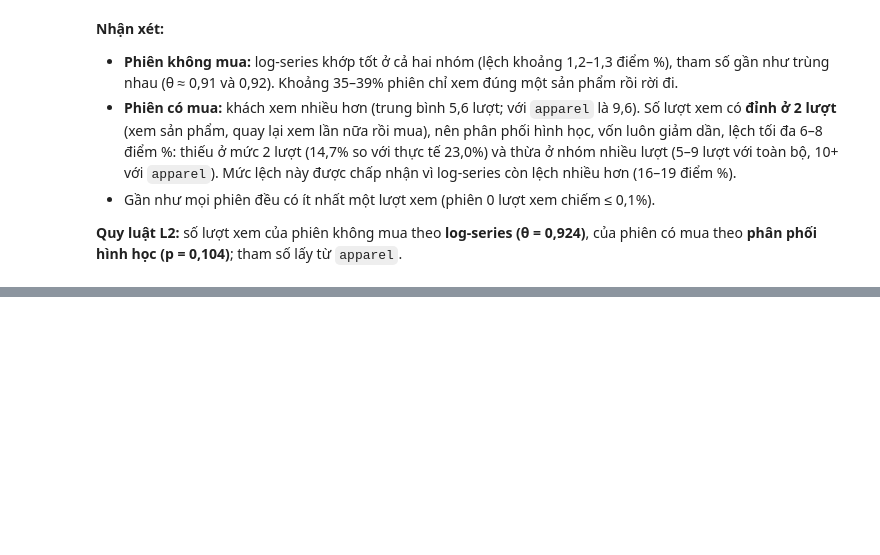
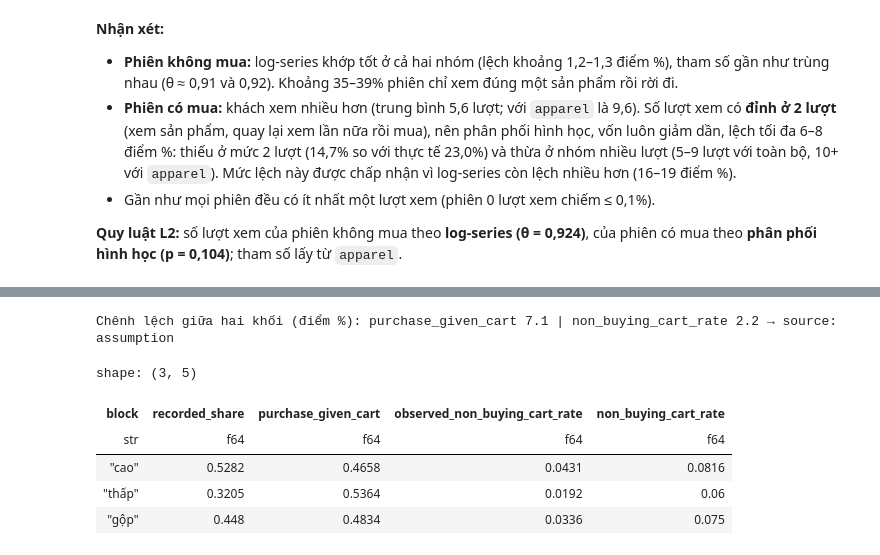
Before and after one commit to DanhTrannn/dk-ecommerce-data-platform, a Jupyter notebook: generator/notebooks/browsing_behavior_eda.ipynb, the cells around one changed output, grey strips where cells are left out. Drawn from its saved outputs; the diff is of its cells as text; code cells hidden in the pictures; blank space fills up the shorter version.

```diff
--- a/generator/notebooks/browsing_behavior_eda.ipynb
+++ b/generator/notebooks/browsing_behavior_eda.ipynb
@@ -296,0 +307,43 @@ assert l2_check["max_error_pp"].max() < 10
+# %%
+session_block = sessions.with_columns(day=pl.col("start").dt.date()).join(day_block, on="day").select("session", "block", "buying", "carts")
+pairs = (
+    events.filter(pl.col("event_type").is_in(["cart", "purchase"]))
+    .group_by("session", "product_id")
+    .agg(has_cart=(pl.col("event_type") == "cart").any(), has_purchase=(pl.col("event_type") == "purchase").any())
+    .join(session_block.select("session", "block"), on="session")
+)
+
+
+def funnel_row(pair_frame, session_frame, label):
+    recorded = pair_frame.filter(pl.col("has_purchase"))["has_cart"].mean()
+    purchase_given_cart = pair_frame.filter(pl.col("has_cart"))["has_purchase"].mean()
+    observed_cart_rate = (session_frame.filter(~pl.col("buying"))["carts"] > 0).mean()
+    return {"block": label, "recorded_share": recorded, "purchase_given_cart": purchase_given_cart,
+            "observed_non_buying_cart_rate": observed_cart_rate,
+            "non_buying_cart_rate": min(1.0, observed_cart_rate / recorded)}
+
+
+rows = [funnel_row(pairs.filter(pl.col("block") == b), session_block.filter(pl.col("block") == b), b) for b in ("cao", "thấp")]
+rows.append(funnel_row(pairs, session_block, "gộp"))
+funnel_table = pl.DataFrame(rows)
+funnel_by_block = funnel_table.select("block", "recorded_share", "purchase_given_cart", "non_buying_cart_rate")
+block_gap_pp = (
+    funnel_by_block.filter(pl.col("block") != "gộp").select(pl.exclude("block", "recorded_share")).to_numpy()
+)
+block_gap_pp = np.abs(block_gap_pp[0] - block_gap_pp[1]) * 100
+funnel_source = "assumption" if (block_gap_pp > 5).any() else "transfer"
+funnel_reason = (
+    None if funnel_source == "transfer"
+    else f"hai khối ngày lệch {block_gap_pp.max():.1f} điểm % (> 5): hiệu chỉnh không ổn định"
+)
+print("Chênh lệch giữa hai khối (điểm %): purchase_given_cart", round(block_gap_pp[0], 1),
+      "| non_buying_cart_rate", round(block_gap_pp[1], 1), "→ source:", funnel_source)
+funnel_table.with_columns(pl.exclude("block").round(4))
+# %% [output]
+Chênh lệch giữa hai khối (điểm %): purchase_given_cart 7.1 | non_buying_cart_rate 2.2 → source: assumption
+shape: (3, 5)
+| block | recorded_share | purchase_given_cart | observed_non_buying_cart_rate | non_buying_cart_rate |
+| str | f64 | f64 | f64 | f64 |
+| "cao" | 0.5282 | 0.4658 | 0.0431 | 0.0816 |
+| "thấp" | 0.3205 | 0.5364 | 0.0192 | 0.06 |
+| "gộp" | 0.448 | 0.4834 | 0.0336 | 0.075 |
```
Also changed, not shown: parts of 3 cells of this notebook.
